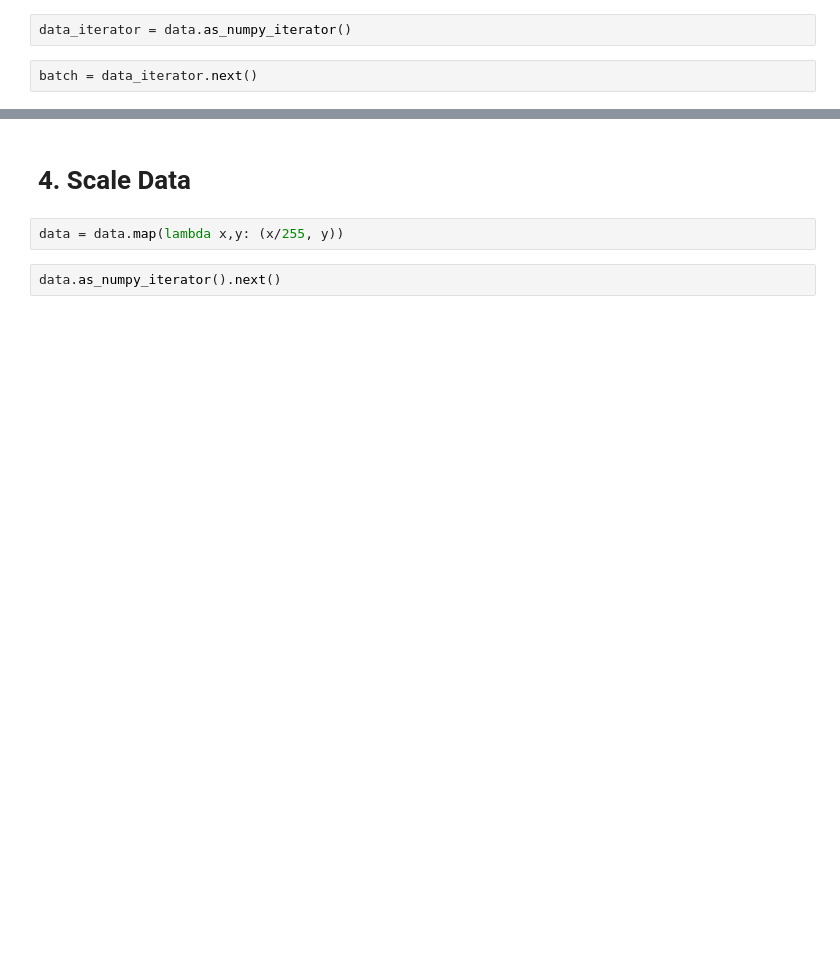
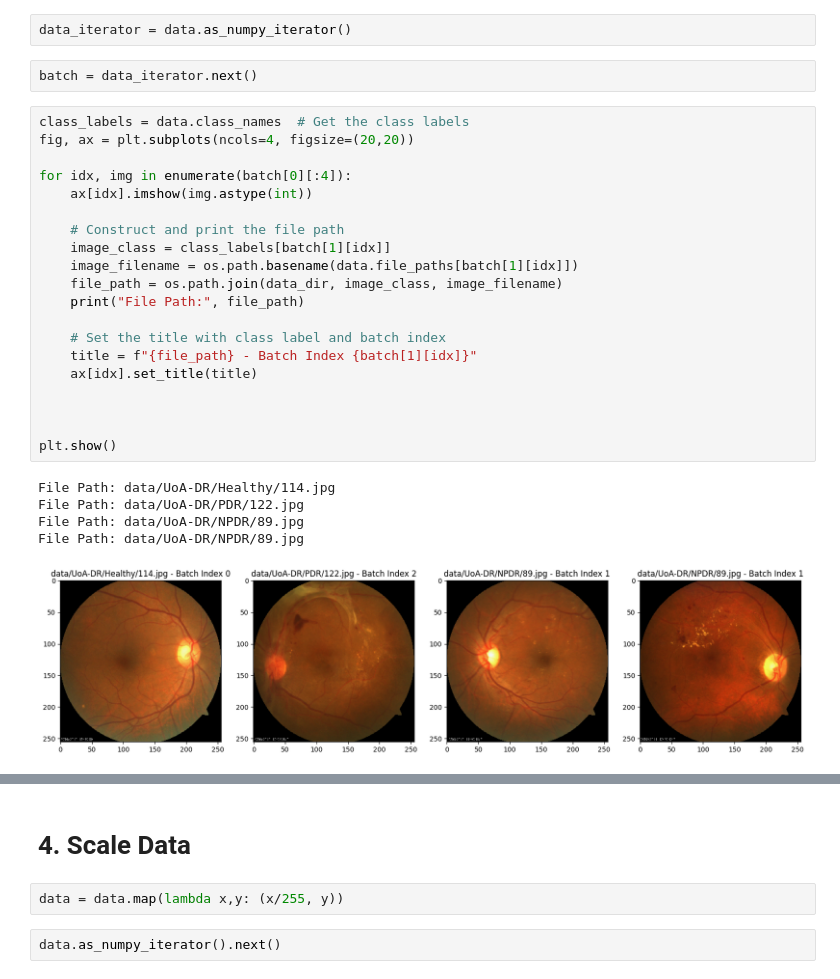
Before and after one commit to yiyangjessieyu/Deep-Learning-Image-Classifier, a Jupyter notebook: Getting Started.ipynb, the cells around one changed output, grey strips where cells are left out. Saved outputs shown, nothing was run; the diff lists cells and outputs as text; blank space fills up the shorter version.

```diff
--- a/Getting Started.ipynb
+++ b/Getting Started.ipynb
@@ -67,6 +147,32 @@ Found 305 files belonging to 2 classes.
 data_iterator = data.as_numpy_iterator()
 # %%
 batch = data_iterator.next()
+# %%
+class_labels = data.class_names  # Get the class labels
+fig, ax = plt.subplots(ncols=4, figsize=(20,20))
+
+for idx, img in enumerate(batch[0][:4]):
+    ax[idx].imshow(img.astype(int))
+
+    # Construct and print the file path
+    image_class = class_labels[batch[1][idx]]
+    image_filename = os.path.basename(data.file_paths[batch[1][idx]])
+    file_path = os.path.join(data_dir, image_class, image_filename)
+    print("File Path:", file_path)
+
+    # Set the title with class label and batch index
+    title = f"{file_path} - Batch Index {batch[1][idx]}"
+    ax[idx].set_title(title)
+
+
+
+plt.show()
+# %% [output]
+File Path: data/UoA-DR/Healthy/114.jpg
+File Path: data/UoA-DR/PDR/122.jpg
+File Path: data/UoA-DR/NPDR/89.jpg
+File Path: data/UoA-DR/NPDR/89.jpg
+[figure, added]
 # %%
 fig, ax = plt.subplots(ncols=4, figsize=(20,20))
 for idx, img in enumerate(batch[0][:4]):
```
Also changed, not shown: parts of 19 cells of this notebook, 3 other files.
